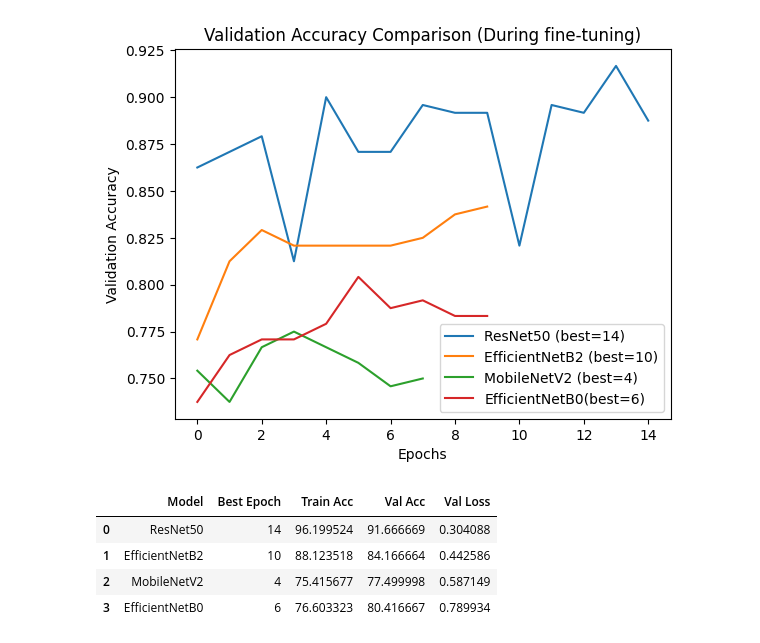
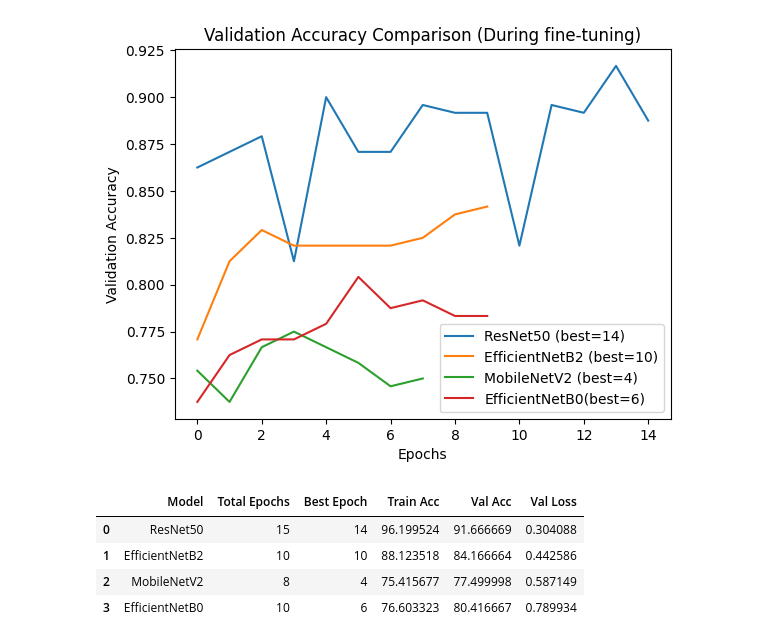
Before and after one commit to Springboard-Mentor-DermalScan/AI-DermalScan_Batch9, a Jupyter notebook: notebooks/preprocessandtrain.ipynb, the cells around one changed output. Saved outputs shown, nothing was run; the diff lists cells and outputs as text; code cells hidden in the pictures.

```diff
--- a/notebooks/preprocessandtrain.ipynb
+++ b/notebooks/preprocessandtrain.ipynb
@@ -1564,27 +1564,28 @@ plt.show()
 # %%
 import pandas as pd
 
 def row(name, h):
     b = np.argmax(h['val_accuracy'])
     return {
         "Model": name,
+        "Total Epochs": len(h['accuracy']),
         "Best Epoch": b + 1,
         "Train Acc": h['accuracy'][b]*100,
         "Val Acc": h['val_accuracy'][b]*100,
         "Val Loss": h['val_loss'][b]
     }
 
 df = pd.DataFrame([
     row("ResNet50", resnet),
     row("EfficientNetB2", effb2),
     row("MobileNetV2", mnet),
     row("EfficientNetB0", effb0)
 ])
 
 df
 # %% [output]
-|  | Model | Best Epoch | Train Acc | Val Acc | Val Loss |
-| 0 | ResNet50 | 14 | 96.199524 | 91.666669 | 0.304088 |
-| 1 | EfficientNetB2 | 10 | 88.123518 | 84.166664 | 0.442586 |
-| 2 | MobileNetV2 | 4 | 75.415677 | 77.499998 | 0.587149 |
-| 3 | EfficientNetB0 | 6 | 76.603323 | 80.416667 | 0.789934 |
+|  | Model | Total Epochs | Best Epoch | Train Acc | Val Acc | Val Loss |
+| 0 | ResNet50 | 15 | 14 | 96.199524 | 91.666669 | 0.304088 |
+| 1 | EfficientNetB2 | 10 | 10 | 88.123518 | 84.166664 | 0.442586 |
+| 2 | MobileNetV2 | 8 | 4 | 75.415677 | 77.499998 | 0.587149 |
+| 3 | EfficientNetB0 | 10 | 6 | 76.603323 | 80.416667 | 0.789934 |
```
Also changed, not shown: 1 other file.
